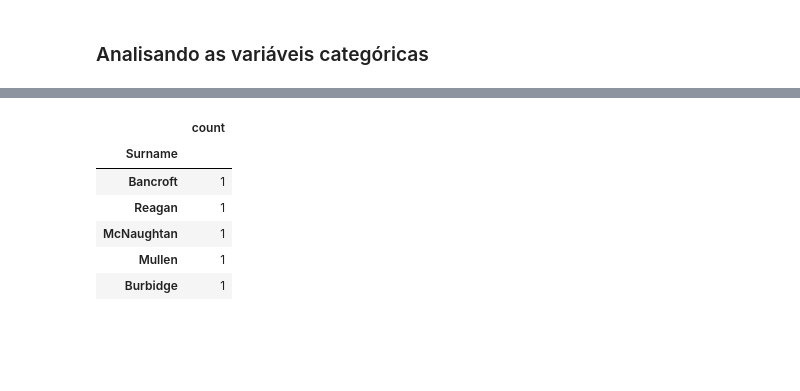
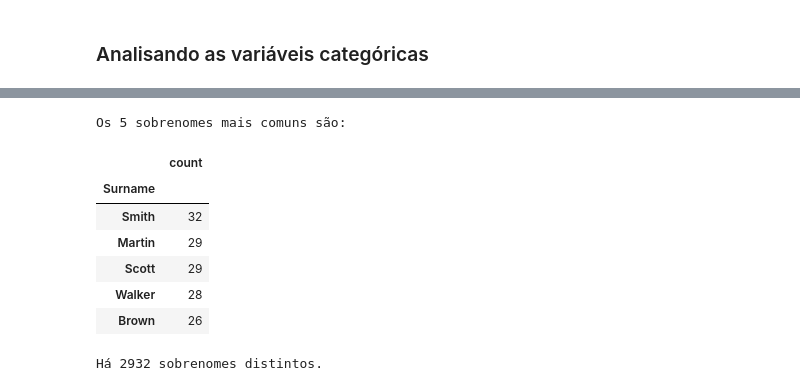
Before and after one commit to Fabio-luiz-sousa/bank_customer_churn_prediction, a Jupyter notebook: eda/eda.ipynb, the cells around one changed output, grey strips where cells are left out. Cells and saved outputs as stored; diff of their text form; code cells hidden in the pictures; blank space fills up the shorter version.

```diff
--- a/eda/eda.ipynb
+++ b/eda/eda.ipynb
@@ -143,6 +141,6 @@ Algumas observações:
 # Separando as variáveis numérias e categóricas
 numerical_variables = df_cleaned[['CreditScore','Age','Tenure','Balance','EstimatedSalary']].copy()
 categorical_variables = df_cleaned.drop(numerical_variables.columns,axis=1).copy()
-categorical_variables = df_cleaned.drop('Exited',axis=1).copy()
+categorical_variables = categorical_variables.drop('Exited',axis=1).copy()
 # %% [markdown]
 ### Analisando as variáveis categóricas
@@ -165,12 +147,17 @@ plt.show()
-# %%
-surnames.value_counts().sort_values(ascending=False).to_frame()[-5:]
-
-# pensar se vou fazer a nuvem de palavras ou nao
-# %% [output]
-|  | count |
-| Surname |  |
-| Bancroft | 1 |
-| Reagan | 1 |
-| McNaughtan | 1 |
-| Mullen | 1 |
-| Burbidge | 1 |
+# %%
+surnames = categorical_variables['Surname']
+
+print('Os 5 sobrenomes mais comuns são:')
+display(surnames.value_counts().sort_values(ascending=False).to_frame()[0:5])
+
+print(f'Há {len(surnames.unique())} sobrenomes distintos.')
+# %% [output]
+Os 5 sobrenomes mais comuns são:
+|  | count |
+| Surname |  |
+| Smith | 32 |
+| Martin | 29 |
+| Scott | 29 |
+| Walker | 28 |
+| Brown | 26 |
+Há 2932 sobrenomes distintos.
```
Also changed, not shown: parts of 8 cells of this notebook.
